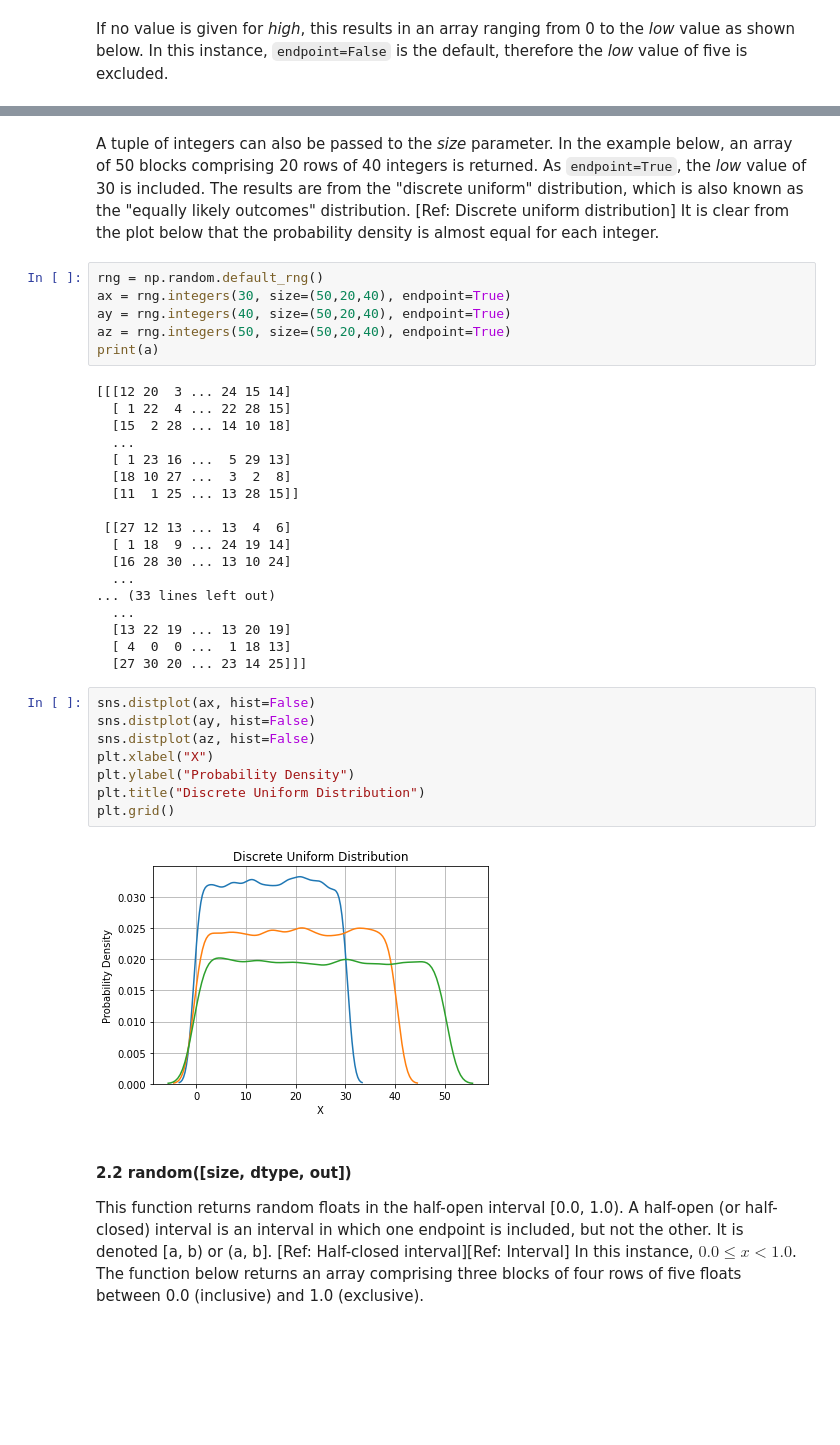
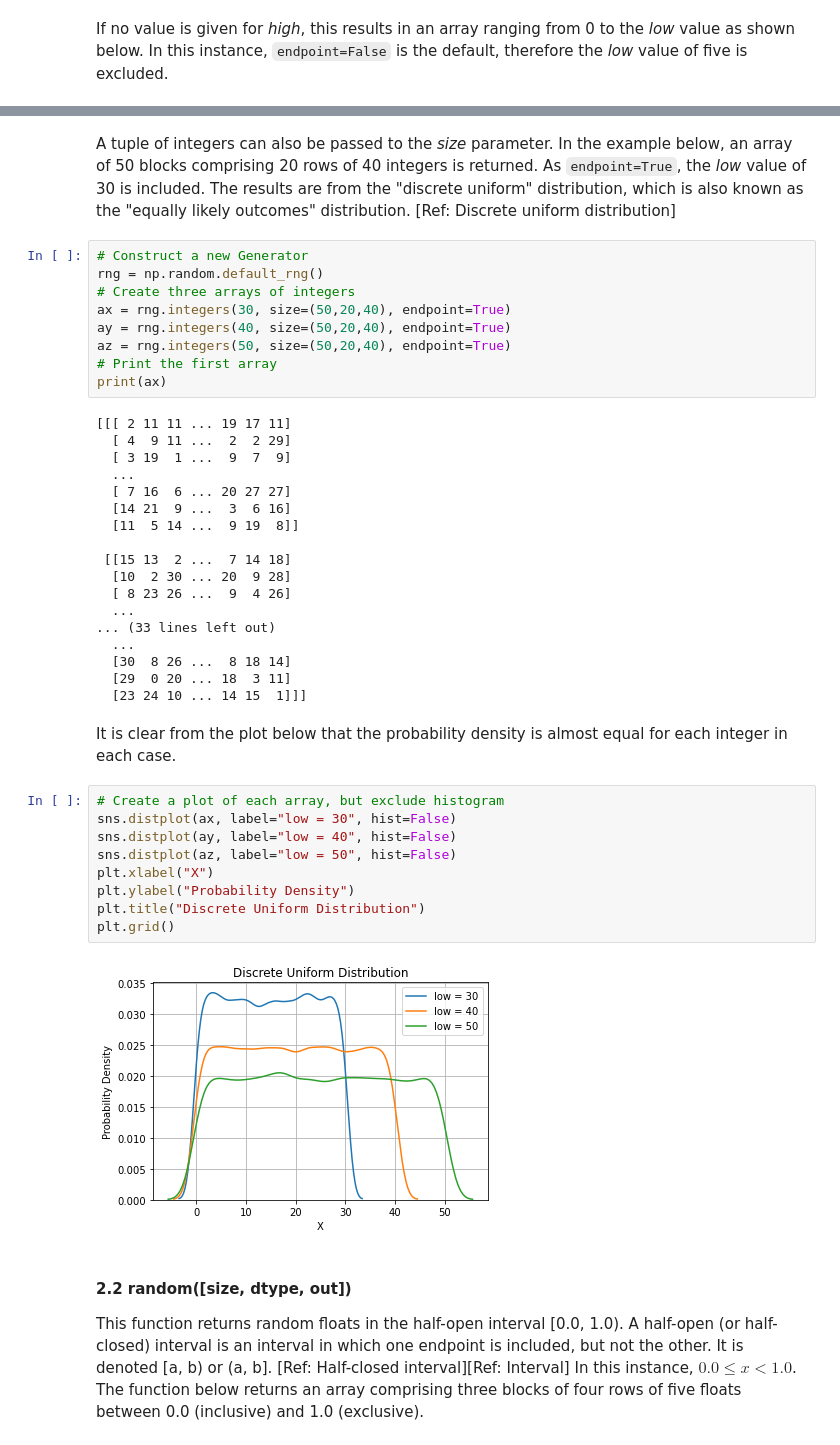
Before and after one commit to GaryLocke91/52465_programming_assignment, a Jupyter notebook: 52465_programming_assignment.ipynb, the cells around one changed output, grey strips where cells are left out. Saved outputs shown, nothing was run; the diff lists cells and outputs as text; blank space fills up the shorter version.

````diff
--- a/52465_programming_assignment.ipynb
+++ b/52465_programming_assignment.ipynb
@@ -76,41 +57,47 @@ rng.integers(5, size=15)
 # %% [output]
 array([4, 0, 0, 0, 2, 4, 3, 3, 4, 2, 4, 4, 1, 0, 2], dtype=int64)
 # %% [markdown]
-A tuple of integers can also be passed to the *size* parameter. In the example below, an array of 50 blocks comprising 20 rows of 40 integers is returned. As ```endpoint=True```, the *low* value of 30 is included. The results are from the "discrete uniform" distribution, which is also known as the "equally likely outcomes" distribution. [Ref: Discrete uniform distribution] It is clear from the plot below that the probability density is almost equal for each integer.
+A tuple of integers can also be passed to the *size* parameter. In the example below, an array of 50 blocks comprising 20 rows of 40 integers is returned. As ```endpoint=True```, the *low* value of 30 is included. The results are from the "discrete uniform" distribution, which is also known as the "equally likely outcomes" distribution. [Ref: Discrete uniform distribution]
 # %%
+# Construct a new Generator
 rng = np.random.default_rng()
+# Create three arrays of integers
 ax = rng.integers(30, size=(50,20,40), endpoint=True)
 ay = rng.integers(40, size=(50,20,40), endpoint=True)
 az = rng.integers(50, size=(50,20,40), endpoint=True)
-print(a)
+# Print the first array
+print(ax)
 # %% [output]
-[[[12 20  3 ... 24 15 14]
-  [ 1 22  4 ... 22 28 15]
-  [15  2 28 ... 14 10 18]
+[[[ 2 11 11 ... 19 17 11]
+  [ 4  9 11 ...  2  2 29]
+  [ 3 19  1 ...  9  7  9]
   ...
-  [ 1 23 16 ...  5 29 13]
-  [18 10 27 ...  3  2  8]
-  [11  1 25 ... 13 28 15]]
+  [ 7 16  6 ... 20 27 27]
+  [14 21  9 ...  3  6 16]
+  [11  5 14 ...  9 19  8]]
 
- [[27 12 13 ... 13  4  6]
-  [ 1 18  9 ... 24 19 14]
-  [16 28 30 ... 13 10 24]
+ [[15 13  2 ...  7 14 18]
+  [10  2 30 ... 20  9 28]
+  [ 8 23 26 ...  9  4 26]
   ...
 ... (33 lines left out)
   ...
-  [13 22 19 ... 13 20 19]
-  [ 4  0  0 ...  1 18 13]
-  [27 30 20 ... 23 14 25]]]
+  [30  8 26 ...  8 18 14]
+  [29  0 20 ... 18  3 11]
+  [23 24 10 ... 14 15  1]]]
+# %% [markdown]
+It is clear from the plot below that the probability density is almost equal for each integer in each case.
 # %%
-sns.distplot(ax, hist=False)
-sns.distplot(ay, hist=False)
-sns.distplot(az, hist=False)
+# Create a plot of each array, but exclude histogram
+sns.distplot(ax, label="low = 30", hist=False)
+sns.distplot(ay, label="low = 40", hist=False)
+sns.distplot(az, label="low = 50", hist=False)
 plt.xlabel("X")
 plt.ylabel("Probability Density")
 plt.title("Discrete Uniform Distribution")
 plt.grid()
 # %% [output]
-[figure, old version]
+[figure, new version]
 # %% [markdown]
 #### 2.2 random([size, dtype, out])
 
````
Also changed, not shown: parts of 41 cells of this notebook, 1 other file.
